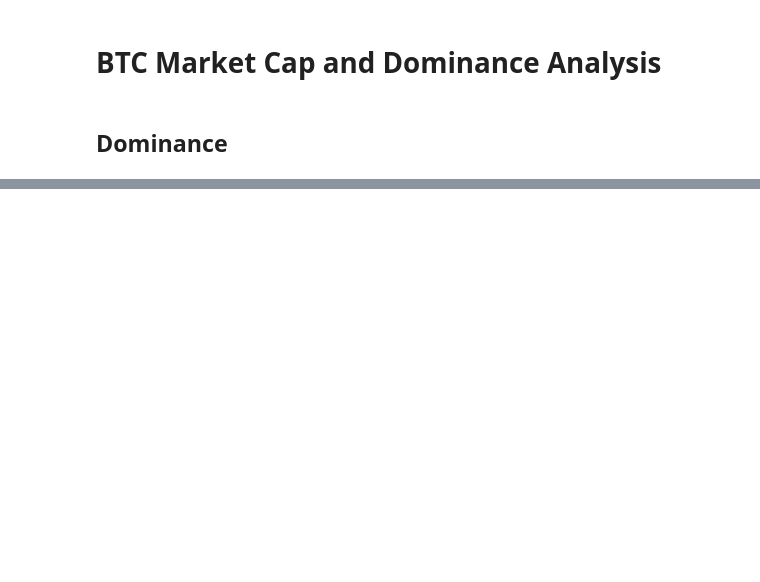
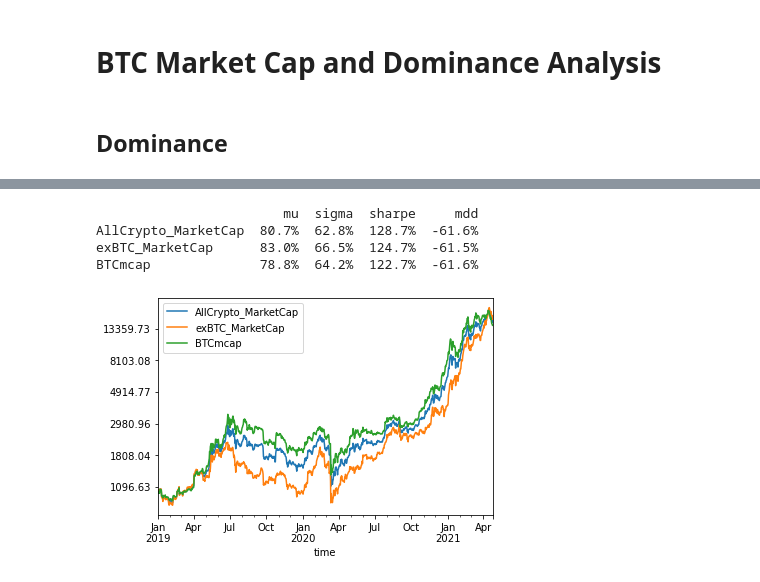
Before and after one commit to quantumsnowball/AppleDaily20210503, a Jupyter notebook: main.ipynb, the cells around one changed output, grey strips where cells are left out. Saved outputs shown, nothing was run; the diff lists cells and outputs as text; code cells hidden in the pictures; blank space fills up the shorter version.

```diff
--- a/main.ipynb
+++ b/main.ipynb
@@ -26,0 +63,8 @@ mcap.plot(figsize=(18,10))
+# %%
+scenario('2019-01-01', 1000)
+# %% [output]
+                        mu  sigma  sharpe     mdd
+AllCrypto_MarketCap  80.7%  62.8%  128.7%  -61.6%
+exBTC_MarketCap      83.0%  66.5%  124.7%  -61.5%
+BTCmcap              78.8%  64.2%  122.7%  -61.6%
+[figure, added]
```
Also changed, not shown: parts of 17 cells of this notebook, 6 other files.
